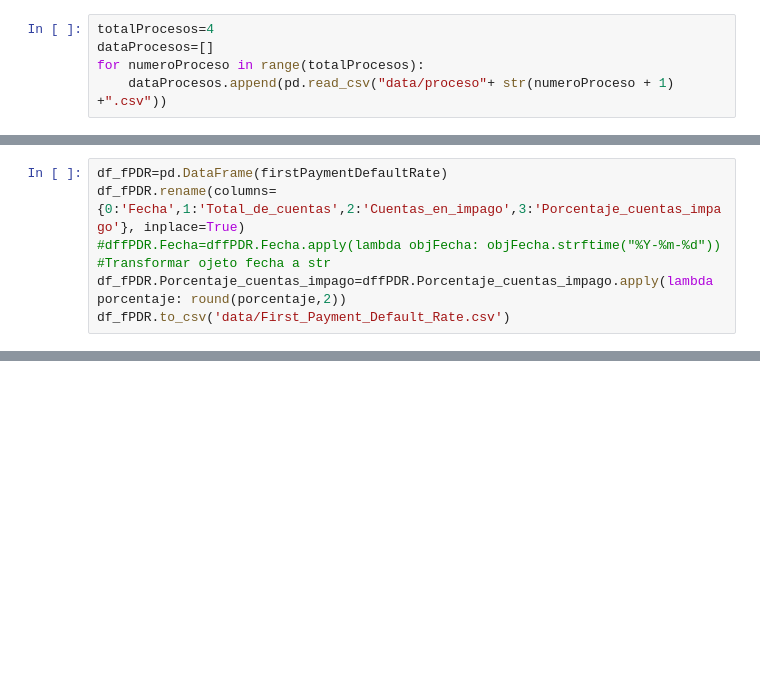
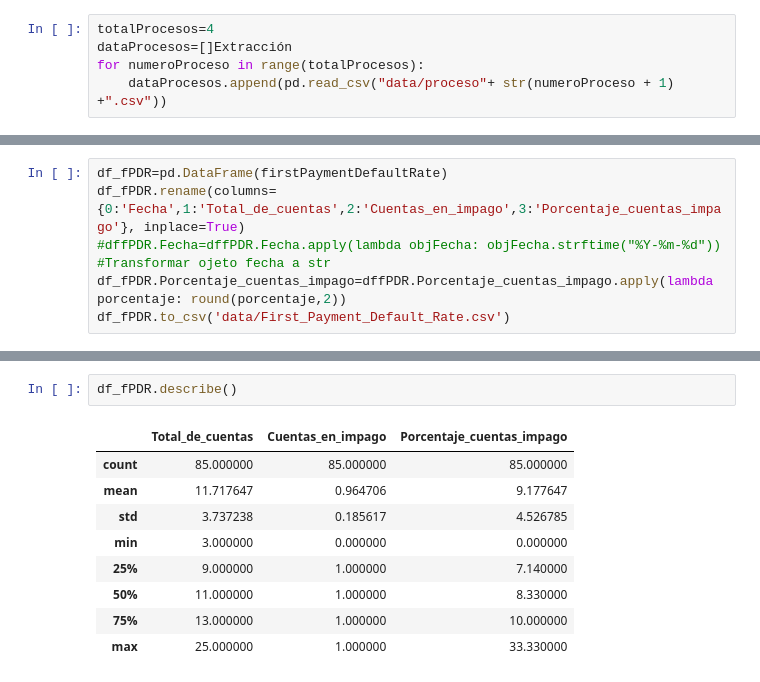
Before and after one commit to albertoid/Prueba-Tecnica-YoFio, a Jupyter notebook: Prueba Técnica Data Analyst - YoFio.ipynb, the cells around one changed output, grey strips where cells are left out. Cells and saved outputs as stored; diff of their text form; blank space fills up the shorter version.

```diff
--- a/Prueba Técnica Data Analyst - YoFio.ipynb
+++ b/Prueba Técnica Data Analyst - YoFio.ipynb
@@ -204,5 +204,5 @@ from datetime import timedelta
 # %%
 totalProcesos=4
-dataProcesos=[]
+dataProcesos=[]Extracción
 for numeroProceso in range(totalProcesos):
     dataProcesos.append(pd.read_csv("data/proceso"+ str(numeroProceso + 1) +".csv"))
@@ -288,0 +300,12 @@ fig.show()
+# %%
+df_fPDR.describe()
+# %% [output]
+|  | Total_de_cuentas | Cuentas_en_impago | Porcentaje_cuentas_impago |
+| count | 85.000000 | 85.000000 | 85.000000 |
+| mean | 11.717647 | 0.964706 | 9.177647 |
+| std | 3.737238 | 0.185617 | 4.526785 |
+| min | 3.000000 | 0.000000 | 0.000000 |
+| 25% | 9.000000 | 1.000000 | 7.140000 |
+| 50% | 11.000000 | 1.000000 | 8.330000 |
+| 75% | 13.000000 | 1.000000 | 10.000000 |
+| max | 25.000000 | 1.000000 | 33.330000 |
```
Also changed, not shown: parts of 9 cells of this notebook, 3 other files.
